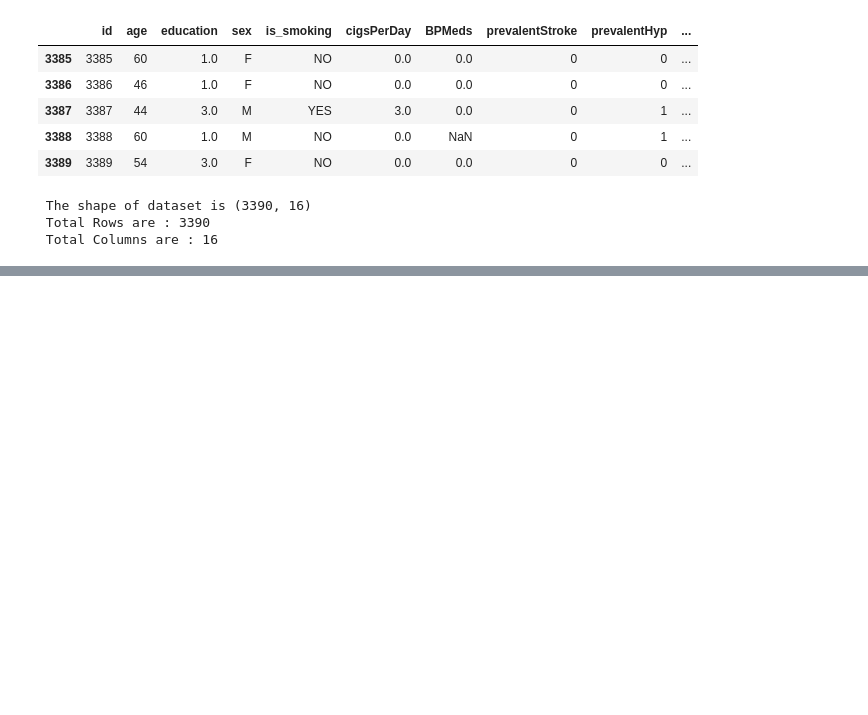
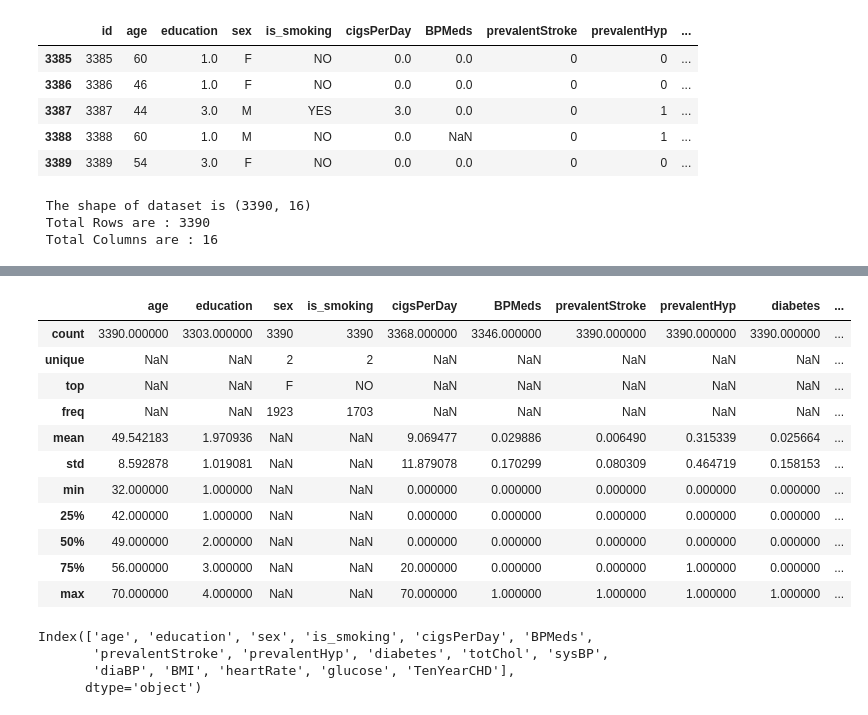
Before and after one commit to sksamima5/Cardiovascular-Risk-Prediction, a Jupyter notebook: Cardiovascular_Risk_Prediction_.ipynb, the cells around one changed output, grey strips where cells are left out. Saved outputs shown, nothing was run; the diff lists cells and outputs as text; code cells hidden in the pictures; blank space fills up the shorter version.

```diff
--- a/Cardiovascular_Risk_Prediction_.ipynb
+++ b/Cardiovascular_Risk_Prediction_.ipynb
@@ -113,0 +166,24 @@ print(f' The shape of dataset is {(heart_data.shape)} \n Total Rows are : {(hear
+# %%
+#checking the description of dataset
+heart_data.describe(include = 'all')
+# %% [output]
+|  | age | education | sex | is_smoking | cigsPerDay | BPMeds | prevalentStroke | prevalentHyp | diabetes | ... |
+| count | 3390.000000 | 3303.000000 | 3390 | 3390 | 3368.000000 | 3346.000000 | 3390.000000 | 3390.000000 | 3390.000000 | ... |
+| unique | NaN | NaN | 2 | 2 | NaN | NaN | NaN | NaN | NaN | ... |
+| top | NaN | NaN | F | NO | NaN | NaN | NaN | NaN | NaN | ... |
+| freq | NaN | NaN | 1923 | 1703 | NaN | NaN | NaN | NaN | NaN | ... |
+| mean | 49.542183 | 1.970936 | NaN | NaN | 9.069477 | 0.029886 | 0.006490 | 0.315339 | 0.025664 | ... |
+| std | 8.592878 | 1.019081 | NaN | NaN | 11.879078 | 0.170299 | 0.080309 | 0.464719 | 0.158153 | ... |
+| min | 32.000000 | 1.000000 | NaN | NaN | 0.000000 | 0.000000 | 0.000000 | 0.000000 | 0.000000 | ... |
+| 25% | 42.000000 | 1.000000 | NaN | NaN | 0.000000 | 0.000000 | 0.000000 | 0.000000 | 0.000000 | ... |
+| 50% | 49.000000 | 2.000000 | NaN | NaN | 0.000000 | 0.000000 | 0.000000 | 0.000000 | 0.000000 | ... |
+| 75% | 56.000000 | 3.000000 | NaN | NaN | 20.000000 | 0.000000 | 0.000000 | 1.000000 | 0.000000 | ... |
+| max | 70.000000 | 4.000000 | NaN | NaN | 70.000000 | 1.000000 | 1.000000 | 1.000000 | 1.000000 | ... |
+# %%
+#Check all the coloumns present in our dataset
+heart_data.columns
+# %% [output]
+Index(['age', 'education', 'sex', 'is_smoking', 'cigsPerDay', 'BPMeds',
+       'prevalentStroke', 'prevalentHyp', 'diabetes', 'totChol', 'sysBP',
+       'diaBP', 'BMI', 'heartRate', 'glucose', 'TenYearCHD'],
+      dtype='object')
```
Also changed, not shown: parts of 6 cells of this notebook.
